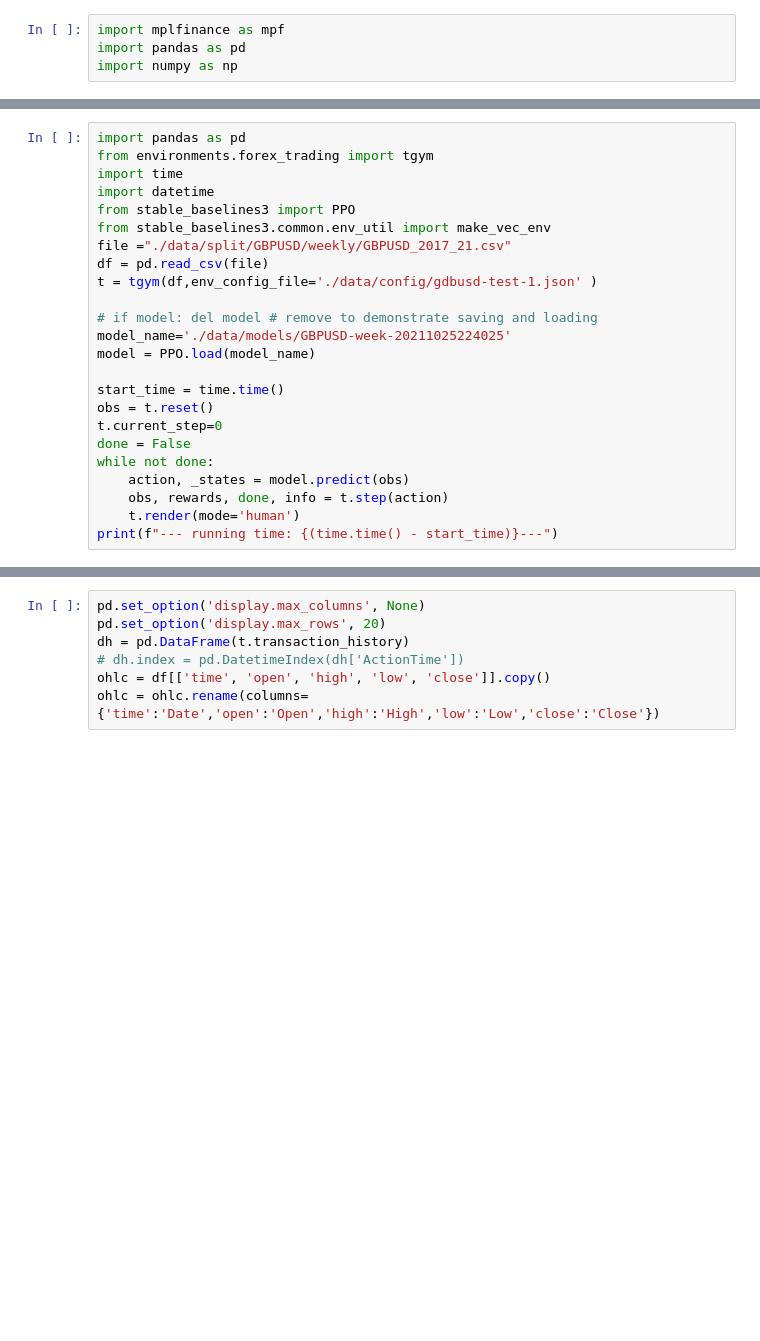
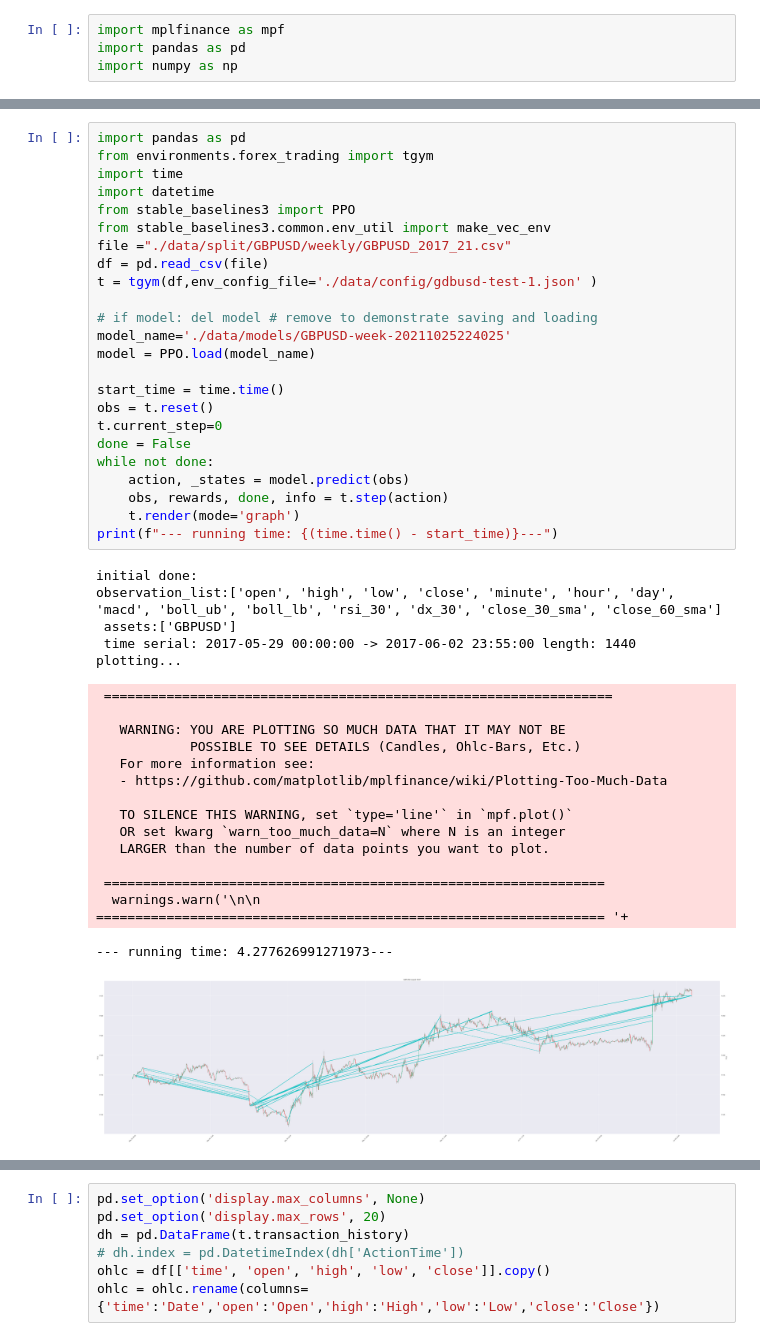
Before and after one commit to cove9988/TradingGym, a Jupyter notebook: mlafinance.ipynb, the cells around one changed output, grey strips where cells are left out. Drawn from its saved outputs; the diff is of its cells as text; blank space fills up the shorter version.

Commit message:
graphic display okay

```diff
--- a/mlafinance.ipynb
+++ b/mlafinance.ipynb
@@ -17,24 +15,45 @@ mpf.__version__
 # %%
 import pandas as pd
 from environments.forex_trading import tgym
 import time
 import datetime
 from stable_baselines3 import PPO
 from stable_baselines3.common.env_util import make_vec_env
 file ="./data/split/GBPUSD/weekly/GBPUSD_2017_21.csv"
 df = pd.read_csv(file)
 t = tgym(df,env_config_file='./data/config/gdbusd-test-1.json' )
 
 # if model: del model # remove to demonstrate saving and loading
 model_name='./data/models/GBPUSD-week-20211025224025'
 model = PPO.load(model_name)
 
 start_time = time.time()
 obs = t.reset()
 t.current_step=0
 done = False
 while not done:
     action, _states = model.predict(obs)
     obs, rewards, done, info = t.step(action)
-    t.render(mode='human')
+    t.render(mode='graph')
 print(f"--- running time: {(time.time() - start_time)}---")
+# %% [output]
+initial done:
+observation_list:['open', 'high', 'low', 'close', 'minute', 'hour', 'day', 'macd', 'boll_ub', 'boll_lb', 'rsi_30', 'dx_30', 'close_30_sma', 'close_60_sma']
+ assets:['GBPUSD']
+ time serial: 2017-05-29 00:00:00 -> 2017-06-02 23:55:00 length: 1440
+plotting...
+ =================================================================
+
+   WARNING: YOU ARE PLOTTING SO MUCH DATA THAT IT MAY NOT BE
+            POSSIBLE TO SEE DETAILS (Candles, Ohlc-Bars, Etc.)
+   For more information see:
+   - https://github.com/matplotlib/mplfinance/wiki/Plotting-Too-Much-Data
+
+   TO SILENCE THIS WARNING, set `type='line'` in `mpf.plot()`
+   OR set kwarg `warn_too_much_data=N` where N is an integer
+   LARGER than the number of data points you want to plot.
+
+ ================================================================
+  warnings.warn('\n\n ================================================================= '+
+--- running time: 4.277626991271973---
+[figure, added]
```
Also changed, not shown: parts of 20 cells of this notebook, 8 other files.
